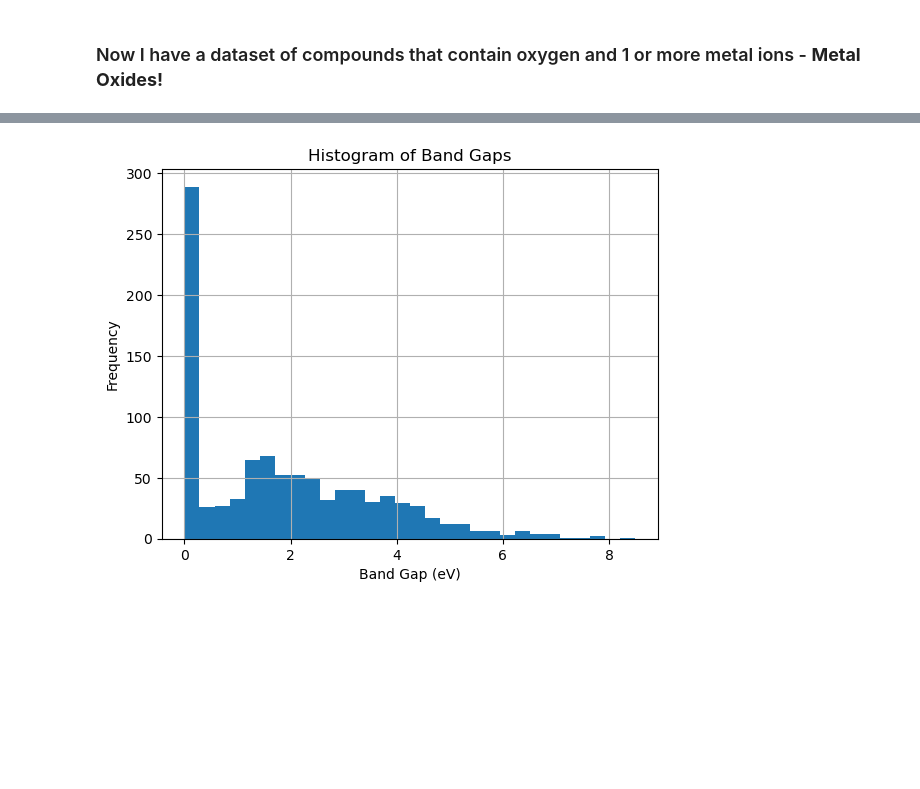
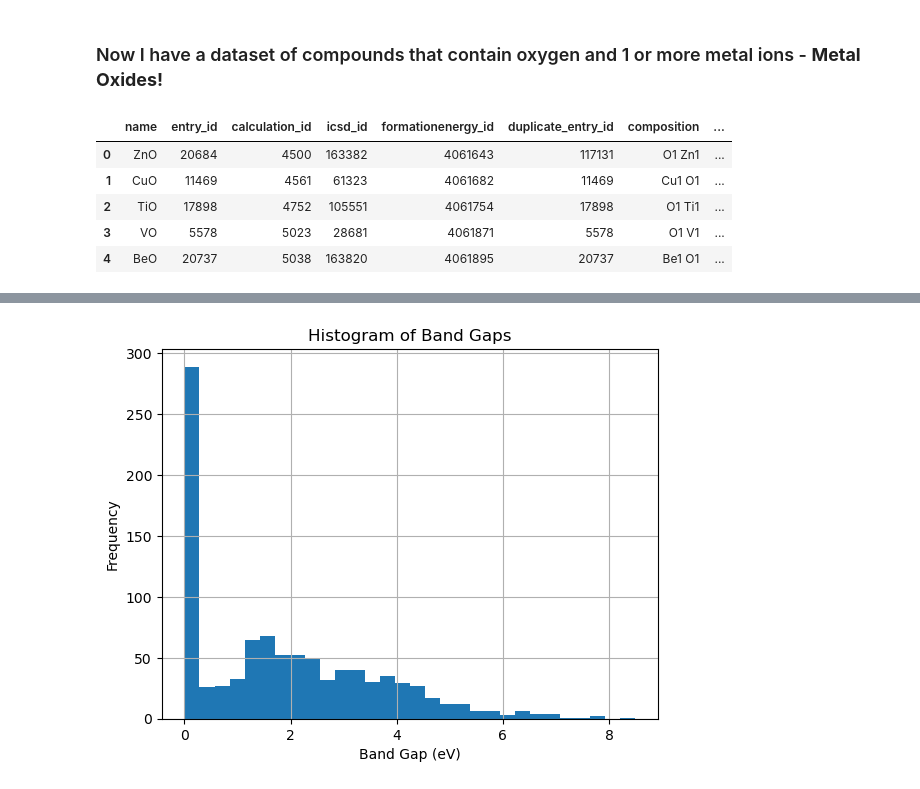
Before and after one commit to coenradtt/ML4MSD-HW-CoenradtT, a Jupyter notebook: Final Project/Final_project_template.ipynb, the cells around one changed output, grey strips where cells are left out. Cells and saved outputs as stored; diff of their text form; code cells hidden in the pictures; blank space fills up the shorter version.

```diff
--- a/Final Project/Final_project_template.ipynb
+++ b/Final Project/Final_project_template.ipynb
@@ -159,6 +161,15 @@ print("Number of metal oxides:", len(df_oxides))
 Number of metal oxides: 969
 # %% [markdown]
 ### Now I have a dataset of compounds that contain oxygen and 1 or more metal ions - **Metal Oxides!**
+# %%
+df_oxides.head()
+# %% [output]
+|  | name | entry_id | calculation_id | icsd_id | formationenergy_id | duplicate_entry_id | composition | ... |
+| 0 | ZnO | 20684 | 4500 | 163382 | 4061643 | 117131 | O1 Zn1 | ... |
+| 1 | CuO | 11469 | 4561 | 61323 | 4061682 | 11469 | Cu1 O1 | ... |
+| 2 | TiO | 17898 | 4752 | 105551 | 4061754 | 17898 | O1 Ti1 | ... |
+| 3 | VO | 5578 | 5023 | 28681 | 4061871 | 5578 | O1 V1 | ... |
+| 4 | BeO | 20737 | 5038 | 163820 | 4061895 | 20737 | Be1 O1 | ... |
 # %%
 df_oxides.describe()
 # %% [output]
```
Also changed, not shown: parts of 62 cells of this notebook.
